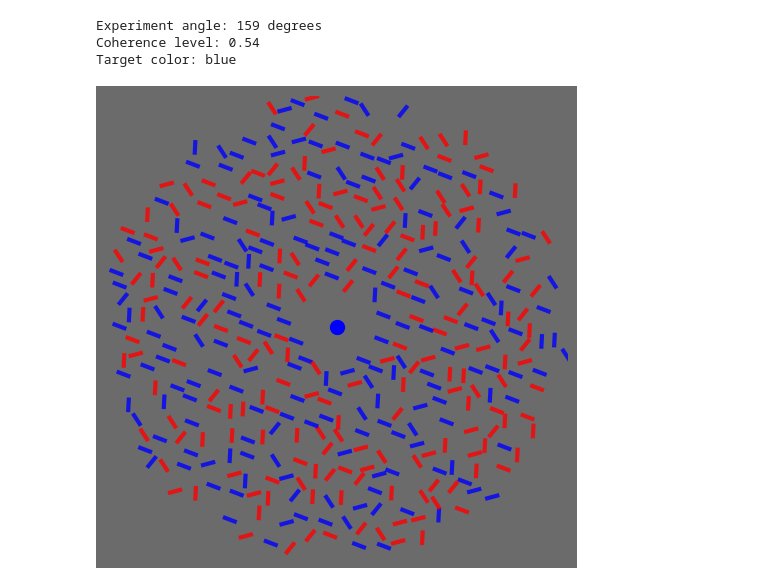
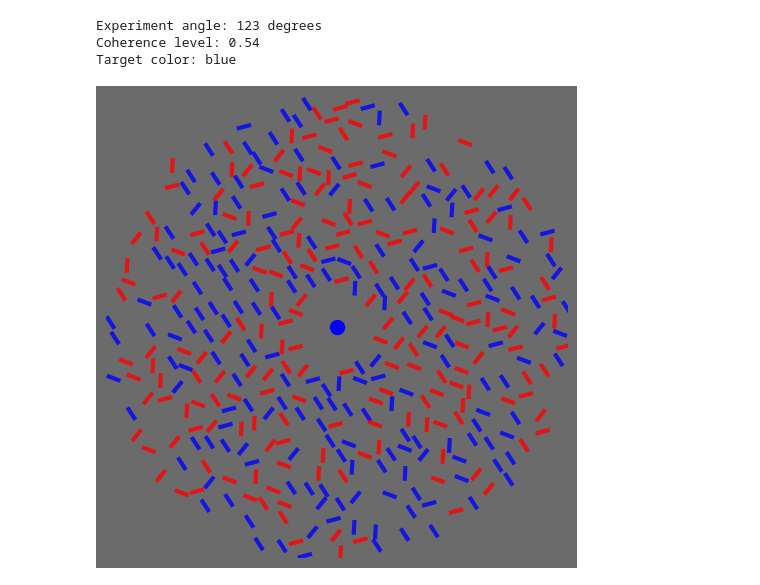
Before and after one commit to NuttidaLab/state_space_analysis, a Jupyter notebook: stim_viz/exp.ipynb, the cells around one changed output. Drawn from its saved outputs; the diff is of its cells as text; code cells hidden in the pictures.

```diff
--- a/stim_viz/exp.ipynb
+++ b/stim_viz/exp.ipynb
@@ -34,13 +34,16 @@ def generate_nonoverlapping_positions(num_positions, r_in, r_out, min_dist, max_
 
 # ----------------------------- Setup ------------------------------------
 angles_set = [15, 51, 87, 123, 159]
-exp_angle_deg = np.random.choice(angles_set)          # 0) Chosen exp_angle
+# 0) Chosen exp_angle
+# exp_angle_deg = np.random.choice(angles_set)
+exp_angle_deg = 123
 exp_angle_rad = np.deg2rad(exp_angle_deg)
 
 num_bars = 400
 num_red = 200
 num_blue = 200
-coherence_level = 0.54                                # 3) For the chosen color 32 or 54
+# 3) For the chosen color 32 or 54
+coherence_level = 0.54
 bar_length = 0.5
 bar_width = 3
 bounding_circle_radius = 0.30
@@ -48,7 +51,8 @@ bounding_circle_radius = 0.30
 inner_radius, outer_radius = 2, 11
 
 # (1) Randomly choose target color ("red" or "blue")
-target_color = np.random.choice(['red', 'blue'])
+# target_color = np.random.choice(['red', 'blue'])
+target_color = "blue"
 
 # (2) Create bar colors and random orientations
 colors = np.array(['red']*num_red + ['blue']*num_blue)
@@ -89,34 +93,34 @@ def update(frame):
     )
     # Shuffle positions so each bar picks a new location (no duplicates)
     perm = np.random.permutation(num_bars)
 
     for i, bar in enumerate(bars):
         # The new position for bar i
         x_c, y_c = positions[perm[i]]
 
         # Bar orientation is fixed; only position changes
         theta = bar_orientations[i]
 
         dx = bar_length * np.cos(theta)
         dy = bar_length * np.sin(theta)
 
         # Center the bar at (x_c, y_c)
         bar.set_data([x_c - dx/2, x_c + dx/2],
                      [y_c - dy/2, y_c + dy/2])
 
     return bars + [central_dot]
 
 print(f"Experiment angle: {exp_angle_deg} degrees")
 print(f"Coherence level: {coherence_level}")
 print(f"Target color: {target_color}")
 
 # --------------------------- Animate ------------------------------------
 ani = FuncAnimation(fig, update, frames=200, interval=200, blit=True)
 # HTML(ani.to_jshtml())
-# ani.save('animation.gif', writer='pillow', fps=12) # Save as GIF
-ani.save('animation.mp4', writer='ffmpeg', fps=12) # Save as MP4
+ani.save('animation.gif', writer='pillow', fps=12) # Save as GIF
+# ani.save('animation.mp4', writer='ffmpeg', fps=12) # Save as MP4
 # %% [output]
-Experiment angle: 159 degrees
+Experiment angle: 123 degrees
 Coherence level: 0.54
 Target color: blue
-[figure, old version]
+[figure, new version]
```
Also changed, not shown: 10 other files.
